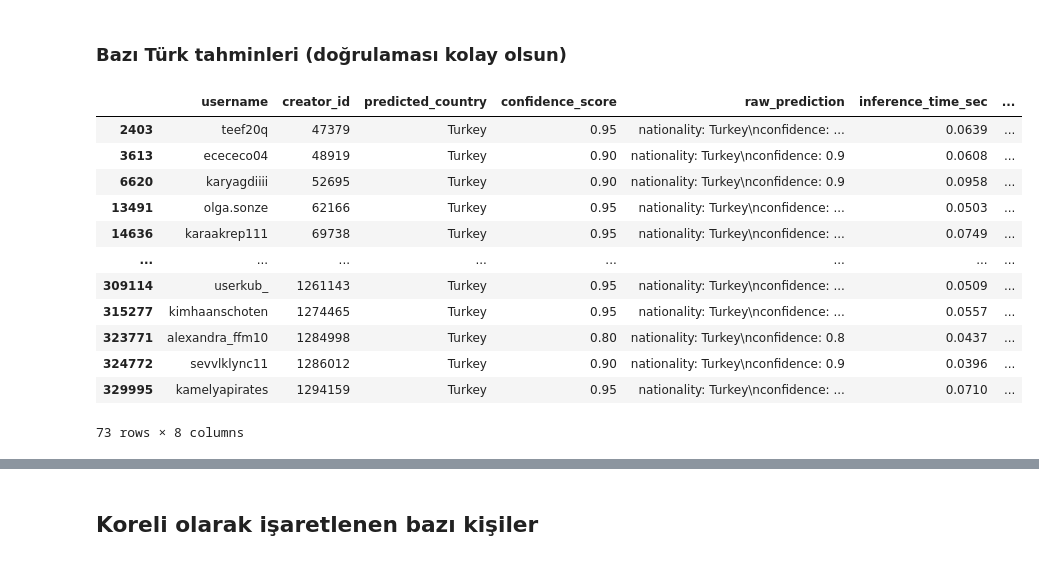
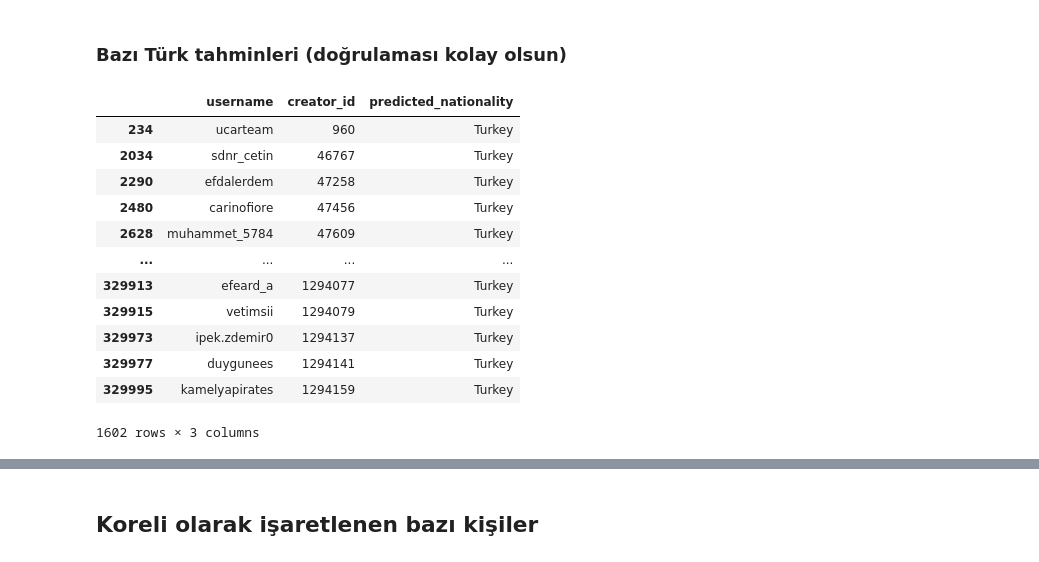
Before and after one commit to huseyinbayoglu/Inference-results, a Jupyter notebook: analyze_results.ipynb, the cells around one changed output, grey strips where cells are left out. Drawn from its saved outputs; the diff is of its cells as text; code cells hidden in the pictures.

```diff
--- a/analyze_results.ipynb
+++ b/analyze_results.ipynb
@@ -31,0 +4,5 @@ df.tail()
+# %%
+df = pd.read_csv("Results.csv")
+cols = df.columns[1:]
+df = df[cols]
+df
@@ -179,18 +198,18 @@ df_confidence.head()
 # %% [markdown]
 ### Bazı Türk tahminleri (doğrulaması kolay olsun)
 # %%
-df_confidence[df_confidence["predicted_country"].isin(["Turkey", "TR", "Turkiye"])]
+df[df["predicted_nationality"].isin(["Turkey", "TR", "Turkiye"])]
 # %% [output]
-|  | username | creator_id | predicted_country | confidence_score | raw_prediction | inference_time_sec | ... |
-| 2403 | teef20q | 47379 | Turkey | 0.95 | nationality: Turkey\nconfidence: ... | 0.0639 | ... |
-| 3613 | ecececo04 | 48919 | Turkey | 0.90 | nationality: Turkey\nconfidence: 0.9 | 0.0608 | ... |
-| 6620 | karyagdiiii | 52695 | Turkey | 0.90 | nationality: Turkey\nconfidence: 0.9 | 0.0958 | ... |
-| 13491 | olga.sonze | 62166 | Turkey | 0.95 | nationality: Turkey\nconfidence: ... | 0.0503 | ... |
-| 14636 | karaakrep111 | 69738 | Turkey | 0.95 | nationality: Turkey\nconfidence: ... | 0.0749 | ... |
-| ... | ... | ... | ... | ... | ... | ... | ... |
-| 309114 | userkub_ | 1261143 | Turkey | 0.95 | nationality: Turkey\nconfidence: ... | 0.0509 | ... |
-| 315277 | kimhaanschoten | 1274465 | Turkey | 0.95 | nationality: Turkey\nconfidence: ... | 0.0557 | ... |
-| 323771 | alexandra_ffm10 | 1284998 | Turkey | 0.80 | nationality: Turkey\nconfidence: 0.8 | 0.0437 | ... |
-| 324772 | sevvlklync11 | 1286012 | Turkey | 0.90 | nationality: Turkey\nconfidence: 0.9 | 0.0396 | ... |
-| 329995 | kamelyapirates | 1294159 | Turkey | 0.95 | nationality: Turkey\nconfidence: ... | 0.0710 | ... |
+|  | username | creator_id | predicted_nationality |
+| 234 | ucarteam | 960 | Turkey |
+| 2034 | sdnr_cetin | 46767 | Turkey |
+| 2290 | efdalerdem | 47258 | Turkey |
+| 2480 | carinofiore | 47456 | Turkey |
+| 2628 | muhammet_5784 | 47609 | Turkey |
+| ... | ... | ... | ... |
+| 329913 | efeard_a | 1294077 | Turkey |
+| 329915 | vetimsii | 1294079 | Turkey |
+| 329973 | ipek.zdemir0 | 1294137 | Turkey |
+| 329977 | duygunees | 1294141 | Turkey |
+| 329995 | kamelyapirates | 1294159 | Turkey |
-73 rows × 8 columns
+1602 rows × 3 columns
```
Also changed, not shown: parts of 52 cells of this notebook.
